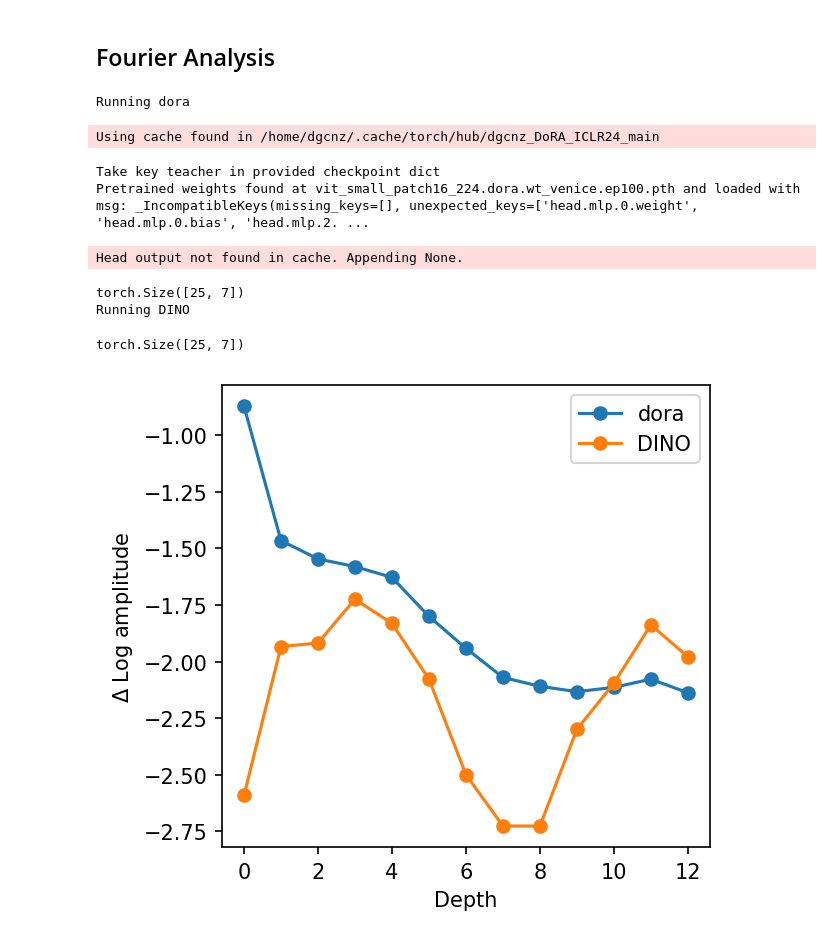
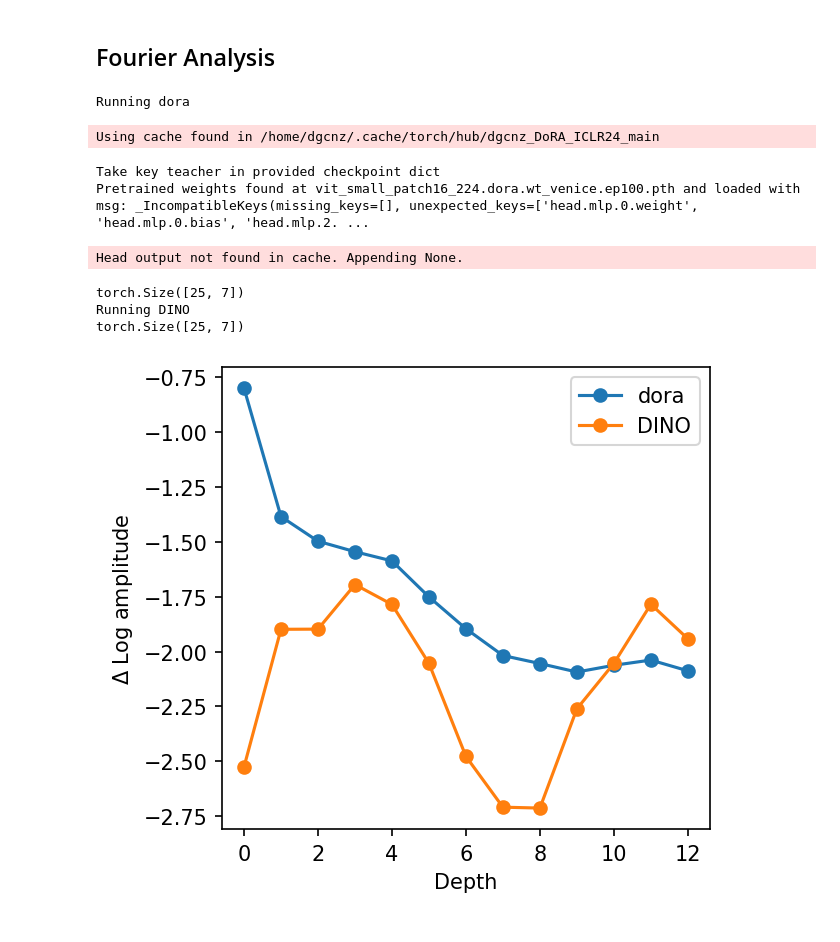
Before and after one commit to dgcnz/DoRA_ICLR24, a Jupyter notebook: notebooks/001_representation_analysis.ipynb, the cells around one changed output. Drawn from its saved outputs; the diff is of its cells as text; code cells hidden in the pictures.

```diff
--- a/notebooks/001_representation_analysis.ipynb
+++ b/notebooks/001_representation_analysis.ipynb
@@ -162,13 +166,13 @@ class ActivationCache(object):
             hook.remove()
         self.hooks = {}
 # %%
-def subsample(dataset, ratio, random=False):
+def subsample_hf(labels, ratio, random=False):
     """
     Get indices of subsampled dataset with given ratio.
     """
-    idxs = list(range(len(dataset)))
+    idxs = list(range(len(labels)))
     idxs_sorted = {}
-    for idx, target in zip(idxs, dataset.targets):
+    for idx, target in zip(idxs, labels):
         if target in idxs_sorted:
             idxs_sorted[target].append(idx)
         else:
@@ -178,9 +182,11 @@ def subsample(dataset, ratio, random=False):
         size = len(idxs_sorted[idx])
         lenghts = (int(size * ratio), size - int(size * ratio))
         if random:
-            idxs_sorted[idx] = torch.utils.data.random_split(idxs_sorted[idx], lenghts)[0]
+            idxs_sorted[idx] = torch.utils.data.random_split(idxs_sorted[idx], lenghts)[
+                0
+            ]
         else:
-            idxs_sorted[idx] = idxs_sorted[idx][:lenghts[0]]
+            idxs_sorted[idx] = idxs_sorted[idx][: lenghts[0]]
 
     idxs = [idx for idxs in idxs_sorted.values() for idx in idxs]
     return idxs
@@ -194,22 +195,23 @@ def subsample(dataset, ratio, random=False):
 # %%
-
-# use imagenette (a small subset of imagenet) as an example for simplicity
-imagenet_path = "~/development/datasets/imagenette2-160"
-
 imagenet_mean = np.array([0.485, 0.456, 0.406])
 imagenet_std = np.array([0.229, 0.224, 0.225])
-
 transform_test = tff.transforms_imagenet_eval(
-    img_size=224, mean=imagenet_mean, std=imagenet_std,
+    img_size=224,
+    mean=imagenet_mean,
+    std=imagenet_std,
 )
 
-test_dir = os.path.join(imagenet_path, 'val')
-dataset_test = datasets.ImageFolder(test_dir, transform_test)
-dataset_test = torch.utils.data.Subset(
-    dataset_test,
-    subsample(dataset_test, ratio=math.pow(2,-6))  # use a subsampled batch
+# load the validation split from the imagenette dataset (160px version)
+dataset_test = load_dataset("frgfm/imagenette", "160px", split="validation")
+# apply the evaluation transform and extract the label
+def transform(example):
+    example["image"] = [transform_test(img) for img in example["image"]]
+    return example
+
+dataset_test = dataset_test.select(
+    subsample_hf(dataset_test["label"], ratio=math.pow(2,-6))  # use a subsampled batch
 )
-
+dataset_test = dataset_test.with_transform(transform)
 dataset_test = DataLoader(
     dataset_test,
     num_workers=1,
@@ -273,7 +275,8 @@ for label, loader in models.items():
     # act.logger.setLevel(logging.DEBUG)
     act.hook(model)
     fourier_latents = AverageMeter()
-    for i, (xs, ys) in enumerate(dataset_test):
+    for i, batch in enumerate(dataset_test):
+        xs, ys = batch["image"], batch["label"]
         with torch.no_grad():
             xs = xs.cuda()
             _ = model(xs)
@@ -282,32 +285,32 @@ for label, loader in models.items():
         zs = zs[:-1] # skips model output
 
         # if model has cls token remove it
         if model.cls_token is not None:
             latents = [z[:,1:,:] for z in zs]
         else:
             latents = [z for z in zs]
         _fourier_latents = torch.stack(get_fourier_latents(latents))
         fourier_latents.update(_fourier_latents)
 
         if i > -1:
             break
 
     print(fourier_latents.avg.shape)
     fourier_latents = fourier_latents.avg
     ax.plot(range(13), fourier_latents[:,-1][::2], marker="o", label=label)
 
 ax.set_xlabel("Depth")
 ax.set_ylabel("$\Delta$ Log amplitude")
 # ax.set_ylim(top=-3, bottom=-3.5)
 ax.legend()
 plt.show()
 # %% [output]
 Running dora
 Using cache found in /home/dgcnz/.cache/torch/hub/dgcnz_DoRA_ICLR24_main
 Take key teacher in provided checkpoint dict
 Pretrained weights found at vit_small_patch16_224.dora.wt_venice.ep100.pth and loaded with msg: _IncompatibleKeys(missing_keys=[], unexpected_keys=['head.mlp.0.weight', 'head.mlp.0.bias', 'head.mlp.2. ...
 Head output not found in cache. Appending None.
 torch.Size([25, 7])
 Running DINO
+torch.Size([25, 7])
-torch.Size([25, 7])
-[figure, old version]
+[figure, new version]
```
Also changed, not shown: parts of 3 cells of this notebook, 1 other file.
